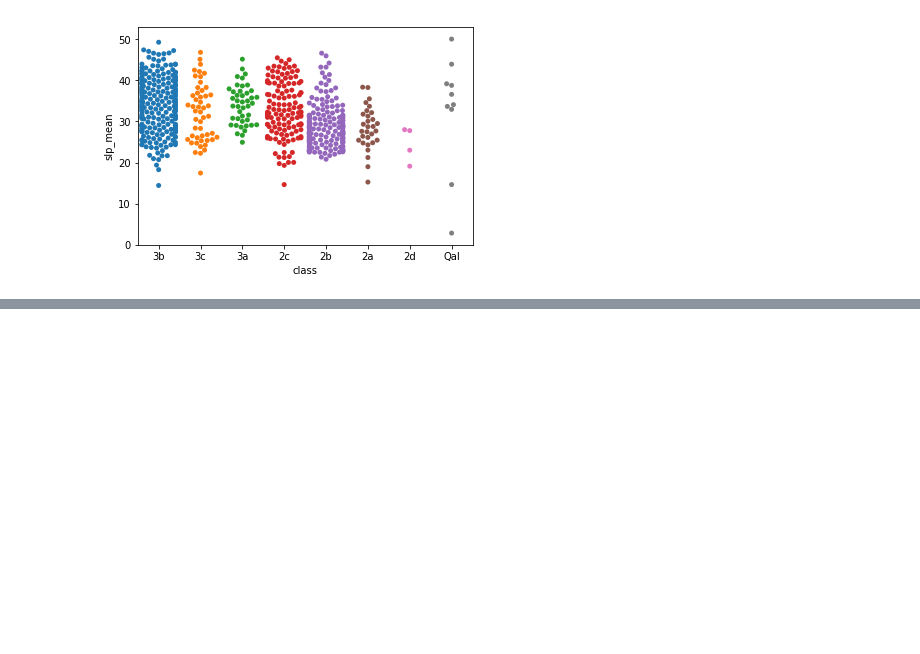
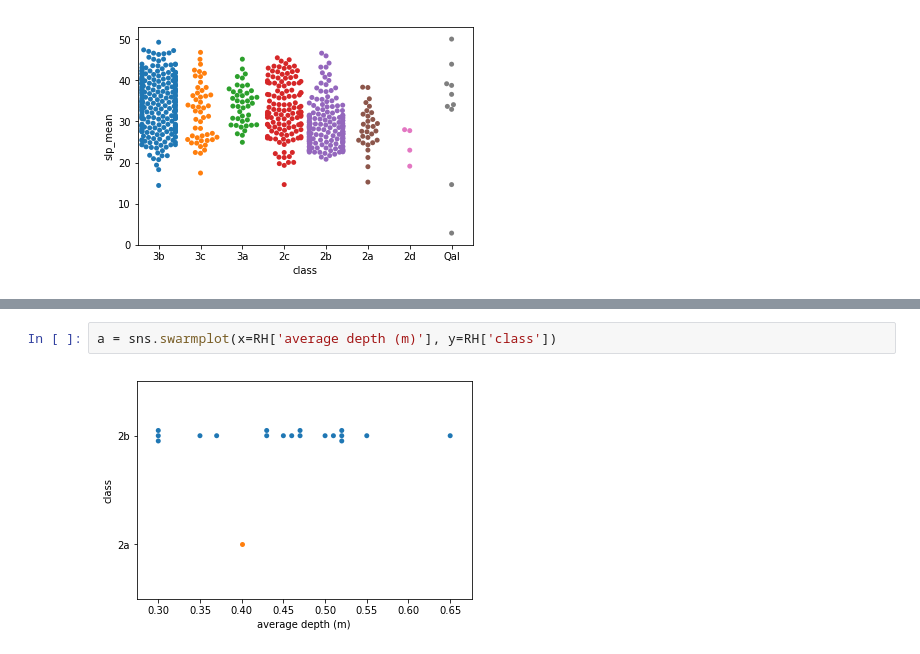
Before and after one commit to marynsanders/surfProject, a Jupyter notebook: landslide_geometry/landslide_geometry.ipynb, the cells around one changed output, grey strips where cells are left out. Drawn from its saved outputs; the diff is of its cells as text; blank space fills up the shorter version.

```diff
--- a/landslide_geometry/landslide_geometry.ipynb
+++ b/landslide_geometry/landslide_geometry.ipynb
@@ -137,0 +128,4 @@ RH.plot(kind='scatter', x ='OBJECTID', y='depth 3 B (m)', color='Red', label='Rh
+# %%
+a = sns.swarmplot(x=RH['average depth (m)'], y=RH['class'])
+# %% [output]
+[figure, added]
```
Also changed, not shown: parts of 5 cells of this notebook, 24 other files.
